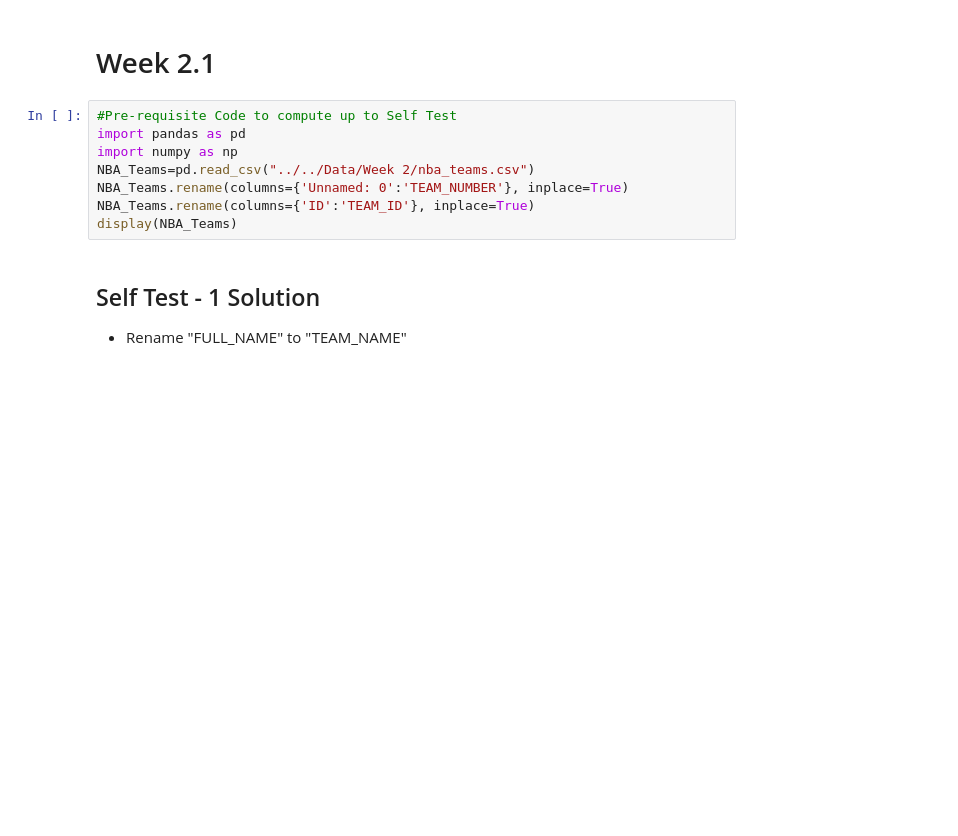
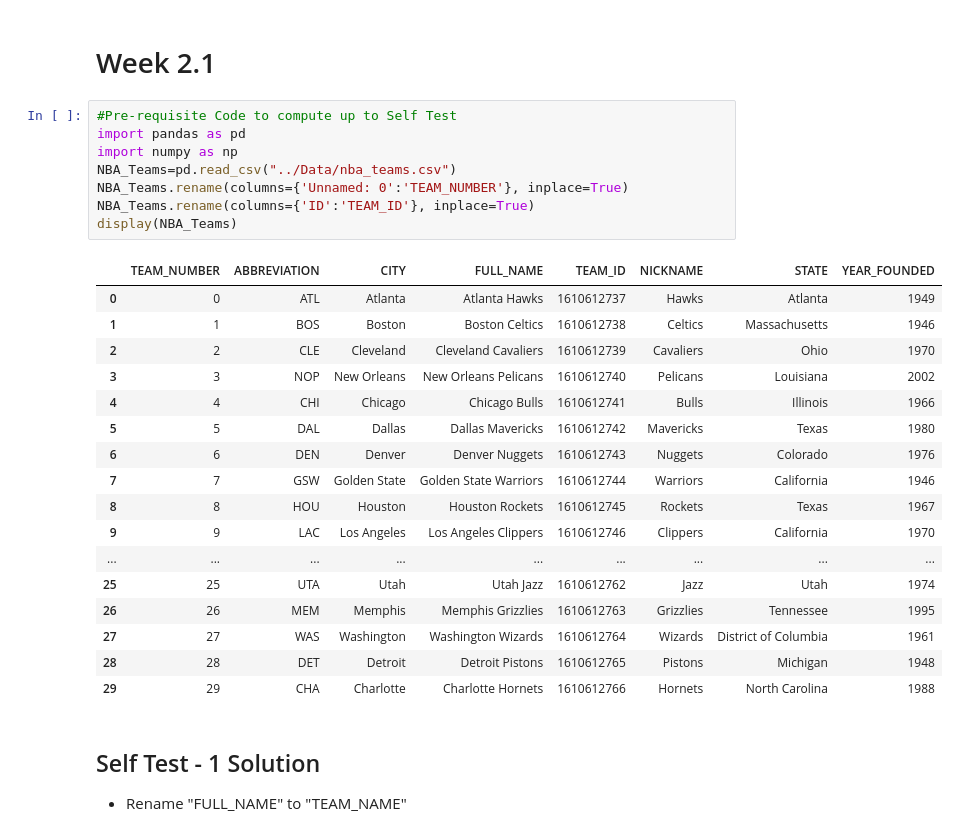
Before and after one commit to jbaviation/coursera_sports, a Jupyter notebook: 1_Foundations of Sports Analytics/Lecture Notebooks/Week 2.0 - Self Test Solutions.ipynb, the cells around one changed output. Drawn from its saved outputs; the diff is of its cells as text; blank space fills up the shorter version.

Commit message:
Completed Week 3 of the Foundations Course

```diff
--- a/1_Foundations of Sports Analytics/Lecture Notebooks/Week 2.0 - Self Test Solutions.ipynb
+++ b/1_Foundations of Sports Analytics/Lecture Notebooks/Week 2.0 - Self Test Solutions.ipynb
@@ -3,11 +3,29 @@
 # %%
 #Pre-requisite Code to compute up to Self Test
 import pandas as pd
 import numpy as np
-NBA_Teams=pd.read_csv("../../Data/Week 2/nba_teams.csv")
+NBA_Teams=pd.read_csv("../Data/nba_teams.csv")
 NBA_Teams.rename(columns={'Unnamed: 0':'TEAM_NUMBER'}, inplace=True)
 NBA_Teams.rename(columns={'ID':'TEAM_ID'}, inplace=True)
 display(NBA_Teams)
+# %% [output]
+|  | TEAM_NUMBER | ABBREVIATION | CITY | FULL_NAME | TEAM_ID | NICKNAME | STATE | YEAR_FOUNDED |
+| 0 | 0 | ATL | Atlanta | Atlanta Hawks | 1610612737 | Hawks | Atlanta | 1949 |
+| 1 | 1 | BOS | Boston | Boston Celtics | 1610612738 | Celtics | Massachusetts | 1946 |
+| 2 | 2 | CLE | Cleveland | Cleveland Cavaliers | 1610612739 | Cavaliers | Ohio | 1970 |
+| 3 | 3 | NOP | New Orleans | New Orleans Pelicans | 1610612740 | Pelicans | Louisiana | 2002 |
+| 4 | 4 | CHI | Chicago | Chicago Bulls | 1610612741 | Bulls | Illinois | 1966 |
+| 5 | 5 | DAL | Dallas | Dallas Mavericks | 1610612742 | Mavericks | Texas | 1980 |
+| 6 | 6 | DEN | Denver | Denver Nuggets | 1610612743 | Nuggets | Colorado | 1976 |
+| 7 | 7 | GSW | Golden State | Golden State Warriors | 1610612744 | Warriors | California | 1946 |
+| 8 | 8 | HOU | Houston | Houston Rockets | 1610612745 | Rockets | Texas | 1967 |
+| 9 | 9 | LAC | Los Angeles | Los Angeles Clippers | 1610612746 | Clippers | California | 1970 |
+| ... | ... | ... | ... | ... | ... | ... | ... | ... |
+| 25 | 25 | UTA | Utah | Utah Jazz | 1610612762 | Jazz | Utah | 1974 |
+| 26 | 26 | MEM | Memphis | Memphis Grizzlies | 1610612763 | Grizzlies | Tennessee | 1995 |
+| 27 | 27 | WAS | Washington | Washington Wizards | 1610612764 | Wizards | District of Columbia | 1961 |
+| 28 | 28 | DET | Detroit | Detroit Pistons | 1610612765 | Pistons | Michigan | 1948 |
+| 29 | 29 | CHA | Charlotte | Charlotte Hornets | 1610612766 | Hornets | North Carolina | 1988 |
 # %% [markdown]
 ## Self Test - 1 Solution
 - Rename "FULL_NAME" to "TEAM_NAME"
```
Also changed, not shown: parts of 3 cells of this notebook, 4 other files.
